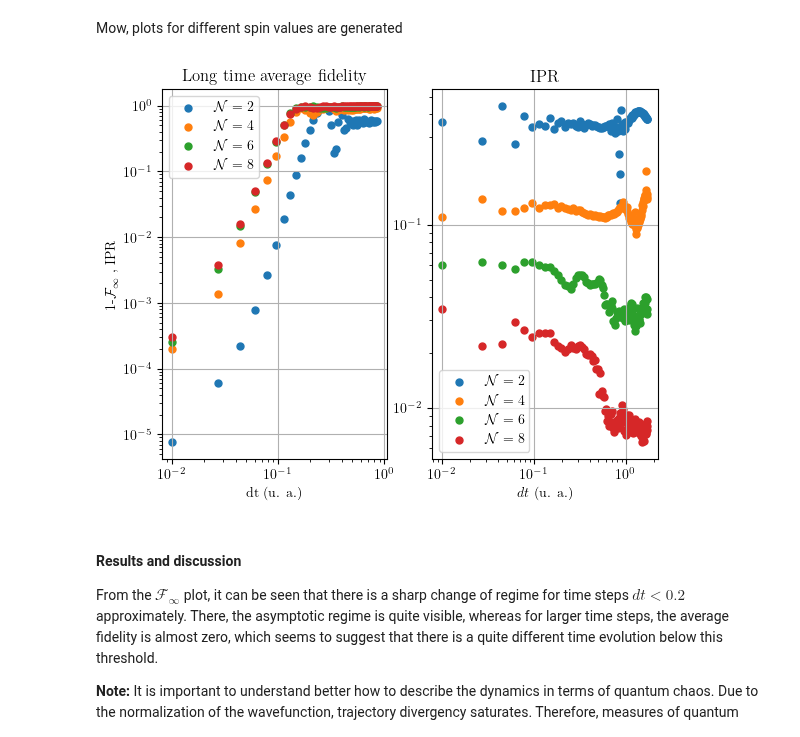
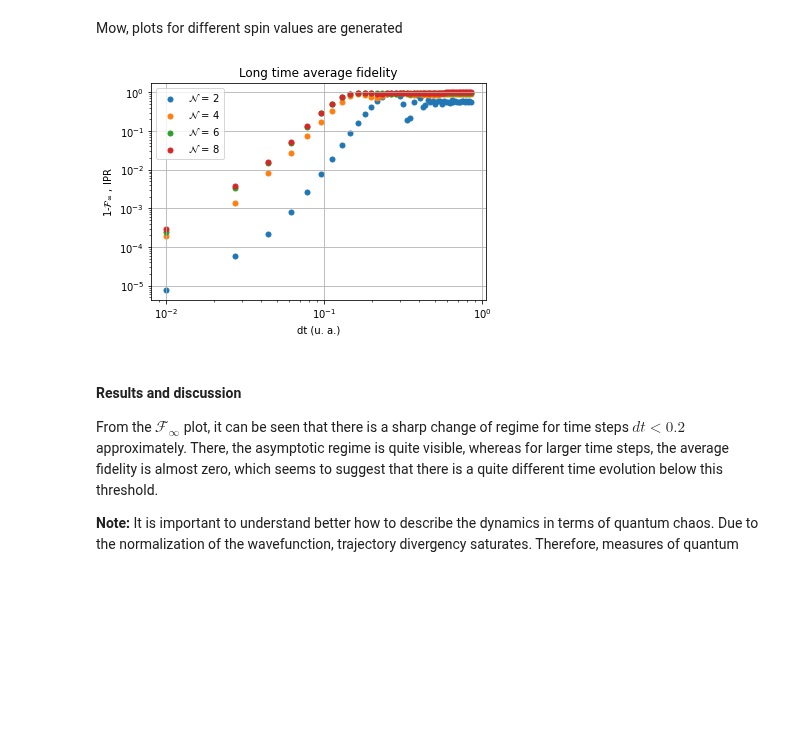
Before and after one commit to DiegoHerrera262/Thesis2020, a Jupyter notebook: PyHeisenberg/Benchmarking.ipynb, the cells around one changed output. Saved outputs shown, nothing was run; the diff lists cells and outputs as text; code cells hidden in the pictures; blank space fills up the shorter version.

```diff
--- a/PyHeisenberg/Benchmarking.ipynb
+++ b/PyHeisenberg/Benchmarking.ipynb
@@ -588,32 +586,35 @@ datasets = [
 # %% [markdown]
 Mow, plots for different spin values are generated
 # %%
-figFloq, (axFid, axIPR) = plt.subplots(1,2)
+figFloq, axFid = plt.subplots(1,1)
 axFid.set_xlabel("dt (u. a.)")
 axFid.set_xscale("log")
 axFid.set_yscale("log")
 axFid.set_title("Long time average fidelity")
 axFid.set_ylabel(r"1-$\mathcal{F}_{\infty}$ , IPR")
-axIPR.set_xlabel("$dt$ (u. a.)")
-axIPR.set_xscale("log")
-axIPR.set_yscale("log")
-axIPR.set_title("IPR")
+# axIPR.set_xlabel("$dt$ (u. a.)")
+# axIPR.set_xscale("log")
+# axIPR.set_yscale("log")
+# axIPR.set_title("IPR")
 for idx, spin in enumerate(spinVals):
     axFid.scatter(
         datasets[idx][0:50, 0],
         1-datasets[idx][0:50, 1],
         label=r"$\mathcal{N}$" + f" = {spin}"
     )
-    axIPR.scatter(
-        datasets[idx][:, 0],
-        datasets[idx][:, 2],
-        label=r"$\mathcal{N}$" + f" = {spin}"
-    )
-axIPR.legend()
+#     axIPR.scatter(
+#         datasets[idx][:, 0],
+#         datasets[idx][:, 2],
+#         label=r"$\mathcal{N}$" + f" = {spin}"
+#     )
+# axIPR.legend()
 axFid.legend()
+figFloq.savefig(
+    "../images/Benchmark/_others/longTimeFloquetFidelity.pdf"
+)
 plt.show()
 # %% [output]
-[figure, old version]
+[figure, new version]
 # %% [markdown]
 #### Results and discussion
 
```
Also changed, not shown: parts of 1 cell of this notebook, 2 other files.
